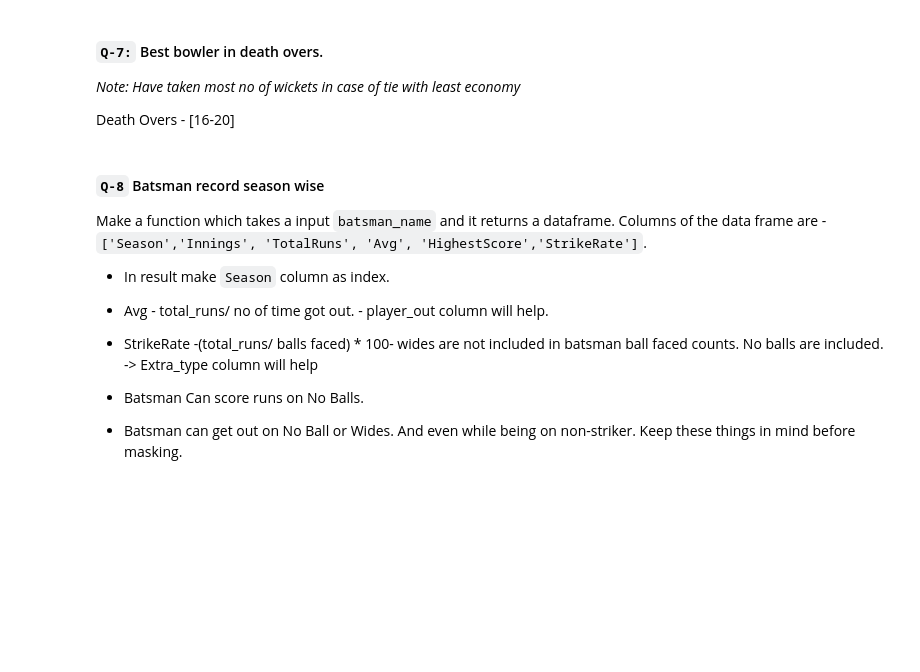
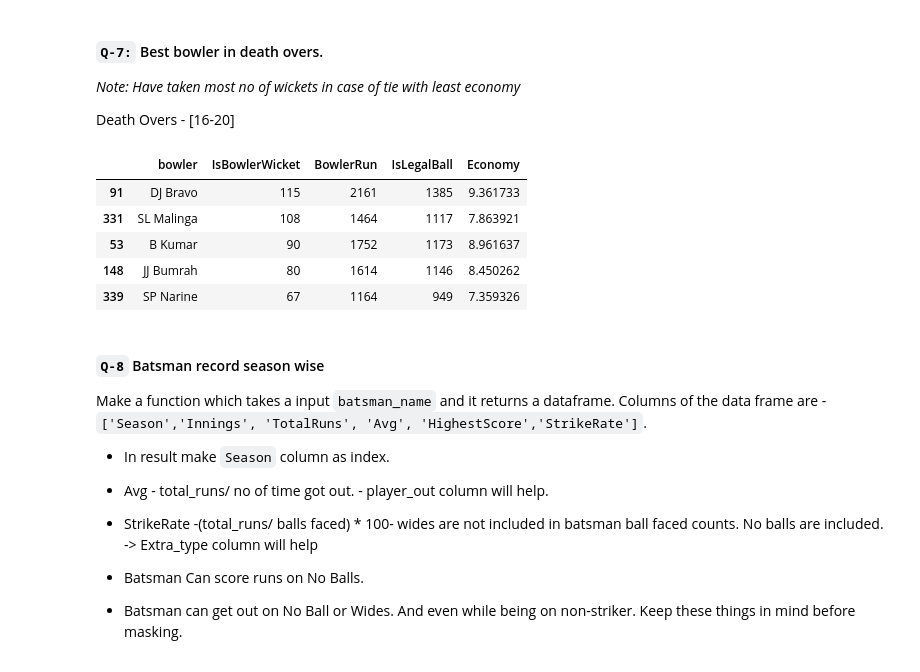
Before and after one commit to Sonalikasingh17/Python_Revision, a Jupyter notebook: Task_20.ipynb, the cells around one changed output. Cells and saved outputs as stored; diff of their text form; code cells hidden in the pictures; blank space fills up the shorter version.

```diff
--- a/Task_20.ipynb
+++ b/Task_20.ipynb
@@ -285,3 +216,16 @@ Death Overs - [16-20]
+# %%
+# code here
+death_overs = seasondf[seasondf.overs>=15]
+pcapdf = death_overs.groupby("bowler", as_index = False)[["IsBowlerWicket", "BowlerRun", "IsLegalBall"]].sum()
+pcapdf["Economy"] = pcapdf["BowlerRun"] / pcapdf["IsLegalBall"] * 6
+pcapdf.sort_values(["IsBowlerWicket", "Economy"], ascending = [False, True]).head()
+# %% [output]
+|  | bowler | IsBowlerWicket | BowlerRun | IsLegalBall | Economy |
+| 91 | DJ Bravo | 115 | 2161 | 1385 | 9.361733 |
+| 331 | SL Malinga | 108 | 1464 | 1117 | 7.863921 |
+| 53 | B Kumar | 90 | 1752 | 1173 | 8.961637 |
+| 148 | JJ Bumrah | 80 | 1614 | 1146 | 8.450262 |
+| 339 | SP Narine | 67 | 1164 | 949 | 7.359326 |
 # %% [markdown]
 #### `Q-8` Batsman record season wise
 
```
Also changed, not shown: parts of 15 cells of this notebook, 1 other file.
